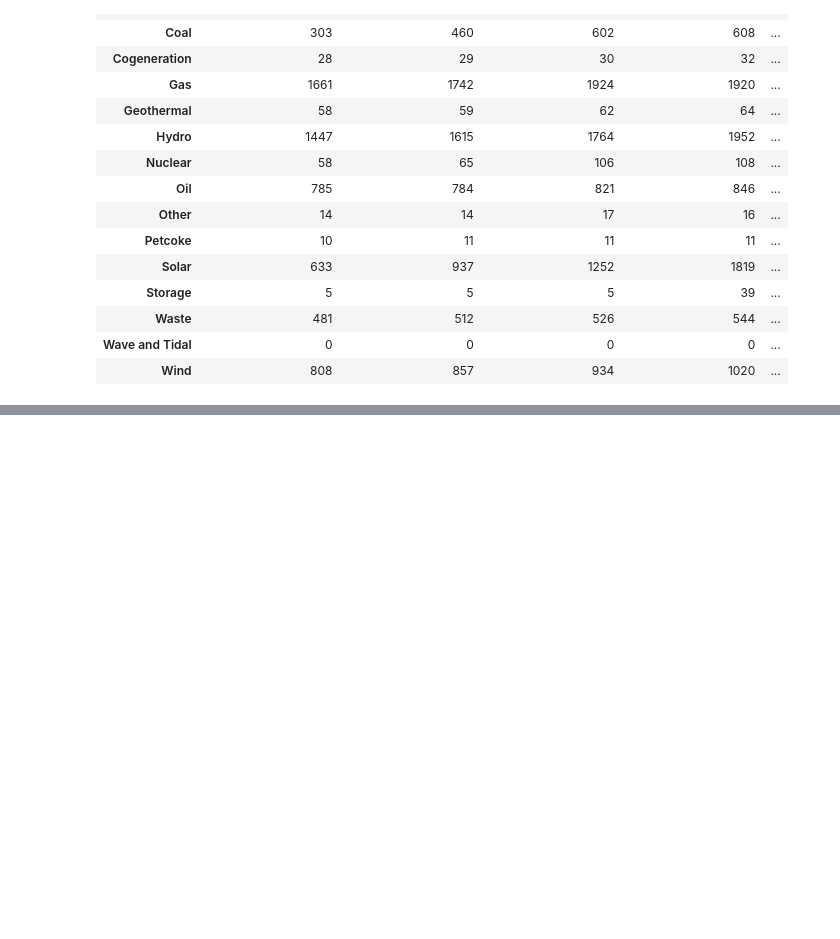
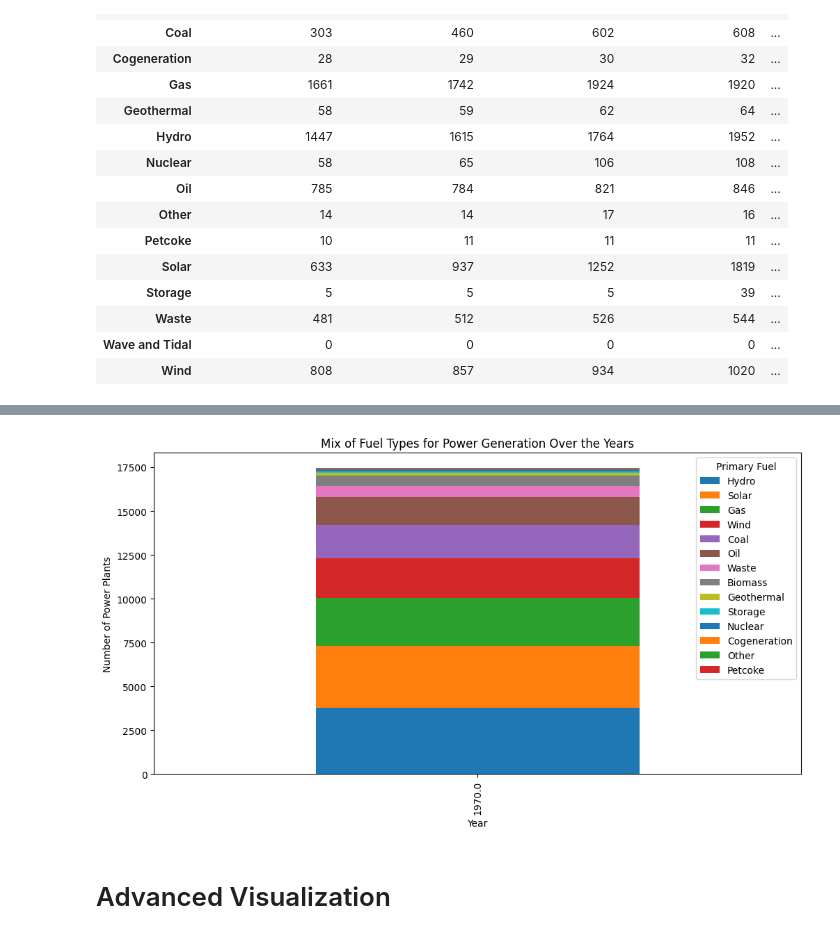
Before and after one commit to arielwendichansky/DI_Bootcamp, a Jupyter notebook: Week6/Day2/daily_challenge/energy.ipynb, the cells around one changed output, grey strips where cells are left out. Cells and saved outputs as stored; diff of their text form; code cells hidden in the pictures; blank space fills up the shorter version.

```diff
--- a/Week6/Day2/daily_challenge/energy.ipynb
+++ b/Week6/Day2/daily_challenge/energy.ipynb
@@ -167,0 +277,19 @@ print(cdata_filled)
+# %%
+grouped_by_year = cdata.groupby('commissioning_year')
+
+# Count the occurrences of each fuel type for each year
+fuel_type_counts_by_year = grouped_by_year['primary_fuel'].value_counts().unstack(fill_value=0)
+
+fuel_type_counts_by_year.plot(kind='bar', stacked=True, figsize=(12, 6))
+
+
+plt.title('Mix of Fuel Types for Power Generation Over the Years')
+plt.xlabel('Year')
+plt.ylabel('Number of Power Plants')
+plt.legend(title='Primary Fuel')
+
+plt.show()
+# %% [output]
+[figure, added]
+# %% [markdown]
+# Advanced Visualization
```
Also changed, not shown: parts of 22 cells of this notebook.
